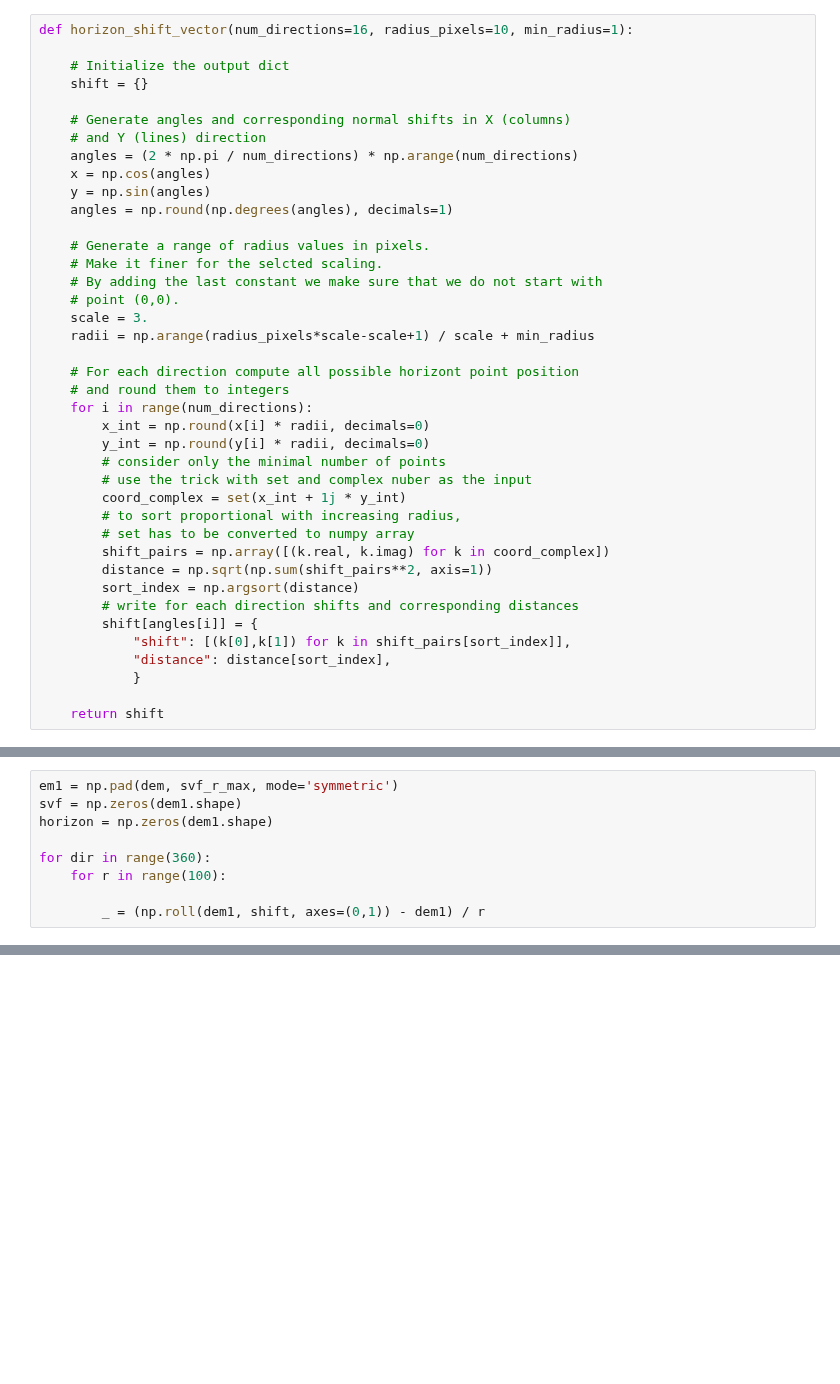
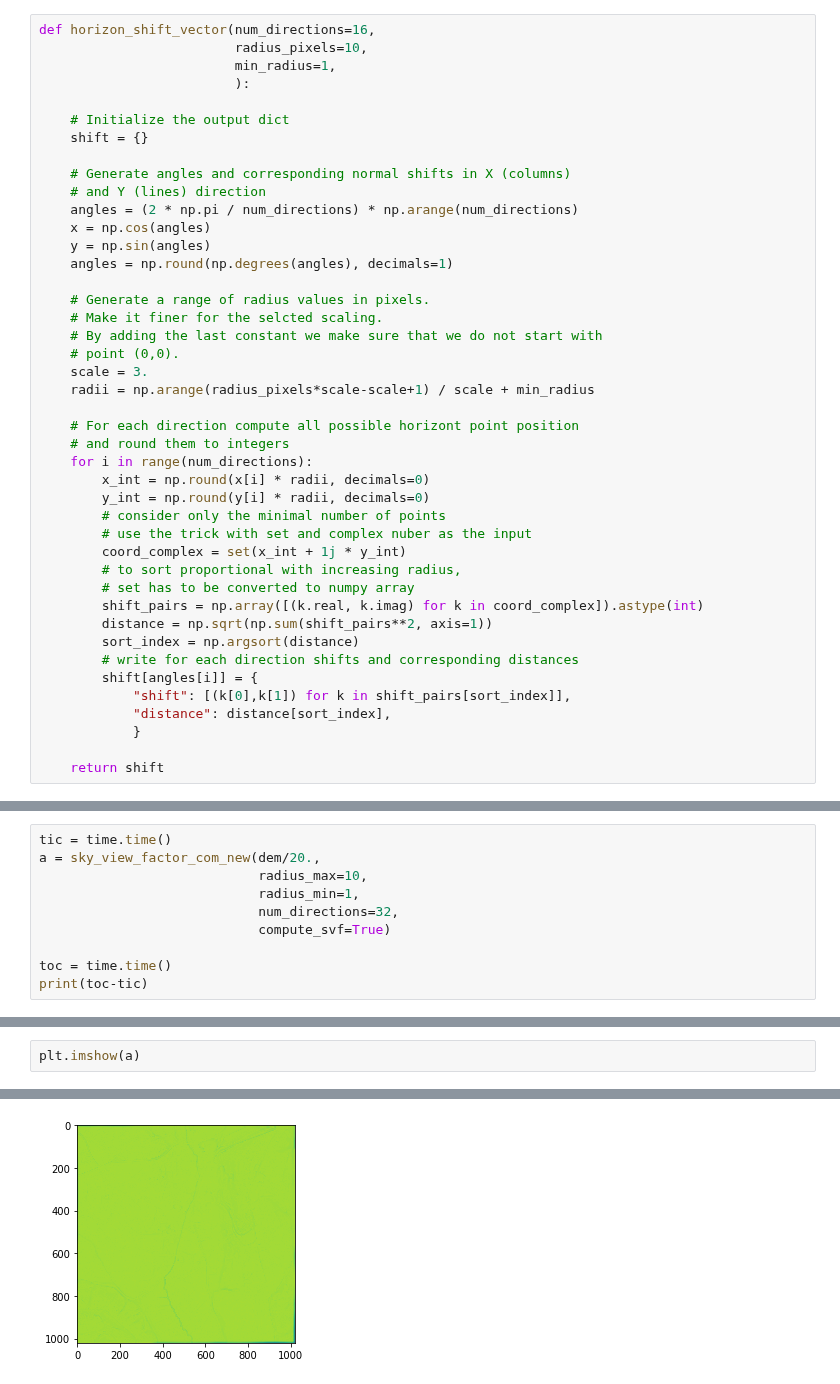
Before and after one commit to EarthObservation/RVT_py, a Jupyter notebook: rvt/svf_klemen.ipynb, the cells around one changed output, grey strips where cells are left out. Cells and saved outputs as stored; diff of their text form; blank space fills up the shorter version.

Commit message:
first version of SVF compute

```diff
--- a/rvt/svf_klemen.ipynb
+++ b/rvt/svf_klemen.ipynb
@@ -41,5 +40,8 @@ svf_r_max=5
 # %%
-def horizon_shift_vector(num_directions=16, radius_pixels=10, min_radius=1):
+def horizon_shift_vector(num_directions=16,
+                         radius_pixels=10,
+                         min_radius=1,
+                         ):
 
     # Initialize the output dict
     shift = {}
@@ -68,7 +70,7 @@ def horizon_shift_vector(num_directions=16, radius_pixels=10, min_radius=1):
         coord_complex = set(x_int + 1j * y_int)
         # to sort proportional with increasing radius,
         # set has to be converted to numpy array
-        shift_pairs = np.array([(k.real, k.imag) for k in coord_complex])
+        shift_pairs = np.array([(k.real, k.imag) for k in coord_complex]).astype(int)
         distance = np.sqrt(np.sum(shift_pairs**2, axis=1))
         sort_index = np.argsort(distance)
         # write for each direction shifts and corresponding distances
@@ -103,11 +105,2 @@ shift: [(2.0, -2.0), (3.0, -3.0), (4.0, -4.0), (5.0, -5.0), (6.0, -6.0), (7.0, -
 distance: [ 2.82842712  4.24264069  5.65685425  7.07106781  8.48528137  9.89949494
  11.3137085 ]
-# %%
-em1 = np.pad(dem, svf_r_max, mode='symmetric')
-svf = np.zeros(dem1.shape)
-horizon = np.zeros(dem1.shape)
-
-for dir in range(360):
-    for r in range(100):
-
-        _ = (np.roll(dem1, shift, axes=(0,1)) - dem1) / r
@@ -115,0 +156,10 @@ NameError: name 'shift' is not defined
+# %%
+tic = time.time()
+a = sky_view_factor_com_new(dem/20.,
+                            radius_max=10,
+                            radius_min=1,
+                            num_directions=32,
+                            compute_svf=True)
+
+toc = time.time()
+print(toc-tic)
@@ -115,0 +168,3 @@ NameError: name 'shift' is not defined
+# %%
+plt.imshow(a)
+# %% [output]
@@ -115,0 +172 @@ NameError: name 'shift' is not defined
+[figure, added]
```
Also changed, not shown: parts of 10 cells of this notebook.
